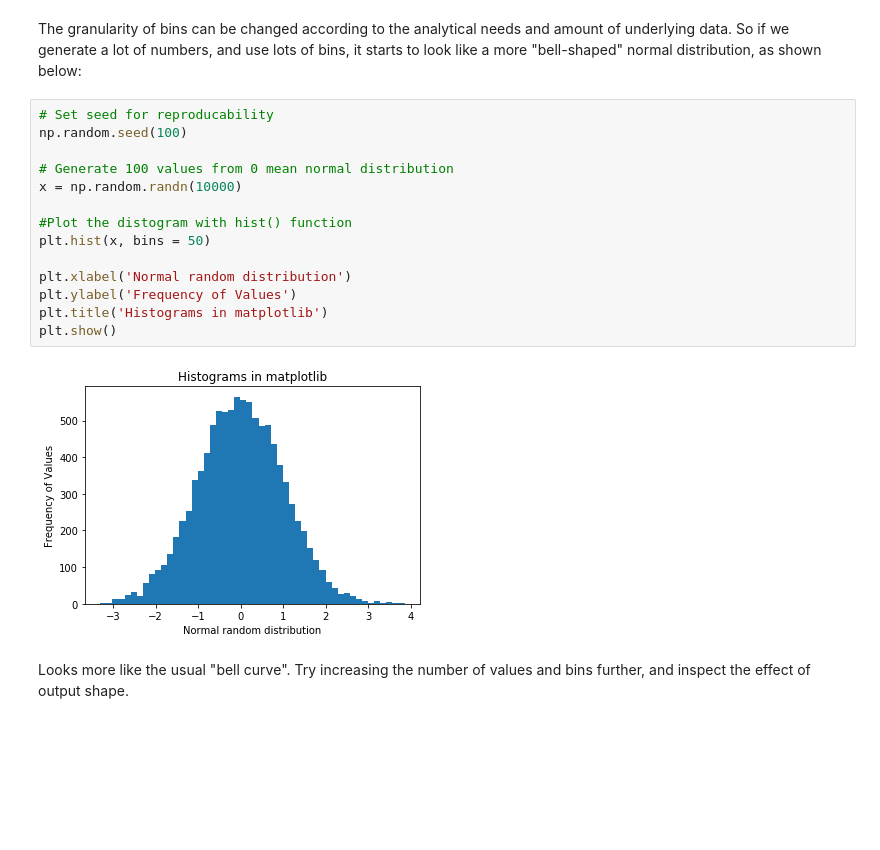
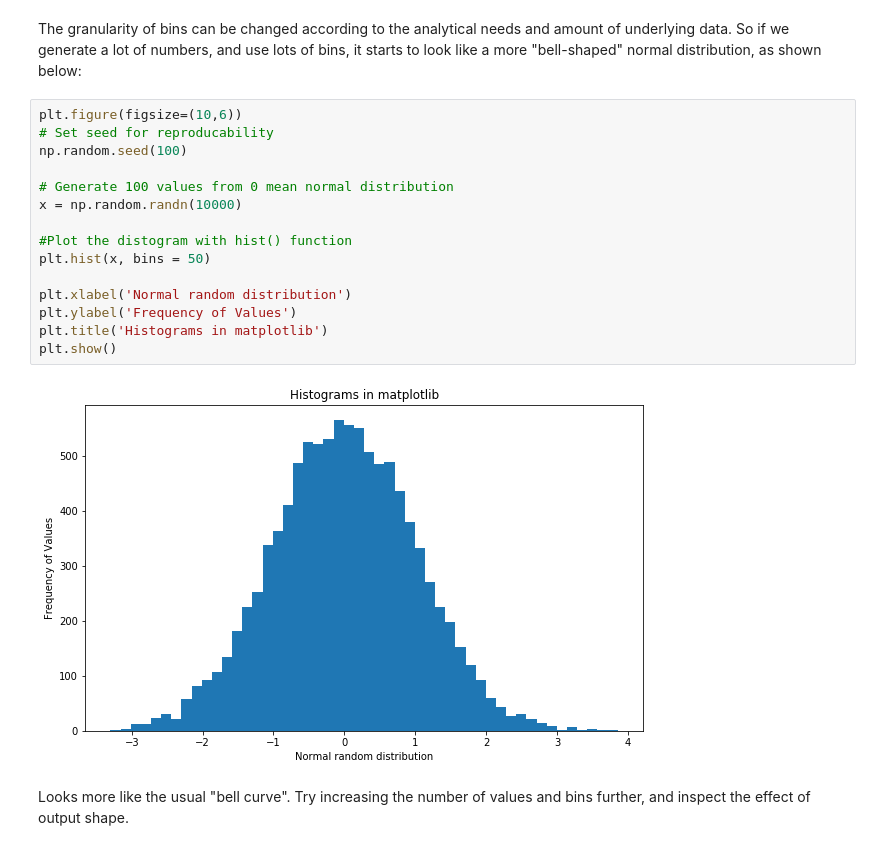
Before and after one commit to mubarakb/dsc-0-01-21-visualizing-data-nyc-career-ds-102218, a Jupyter notebook: index.ipynb, the cells around one changed output. Cells and saved outputs as stored; diff of their text form; blank space fills up the shorter version.

```diff
--- a/index.ipynb
+++ b/index.ipynb
@@ -161,21 +161,22 @@ plt.show()
 # %% [markdown]
 The granularity of bins can be changed according to the analytical needs and amount of underlying data. So if we generate a lot of numbers, and use lots of bins, it starts to look like a more "bell-shaped" normal distribution, as shown below:
 # %%
+plt.figure(figsize=(10,6))
 # Set seed for reproducability
 np.random.seed(100)
 
 # Generate 100 values from 0 mean normal distribution
 x = np.random.randn(10000)
 
 #Plot the distogram with hist() function
 plt.hist(x, bins = 50)
 
 plt.xlabel('Normal random distribution')
 plt.ylabel('Frequency of Values')
 plt.title('Histograms in matplotlib')
 plt.show()
 # %% [output]
-[figure, old version]
+[figure, new version]
 # %% [markdown]
 Looks more like the usual "bell curve". Try increasing the number of values and bins further, and inspect the effect of output shape.
 # %% [markdown]
```
